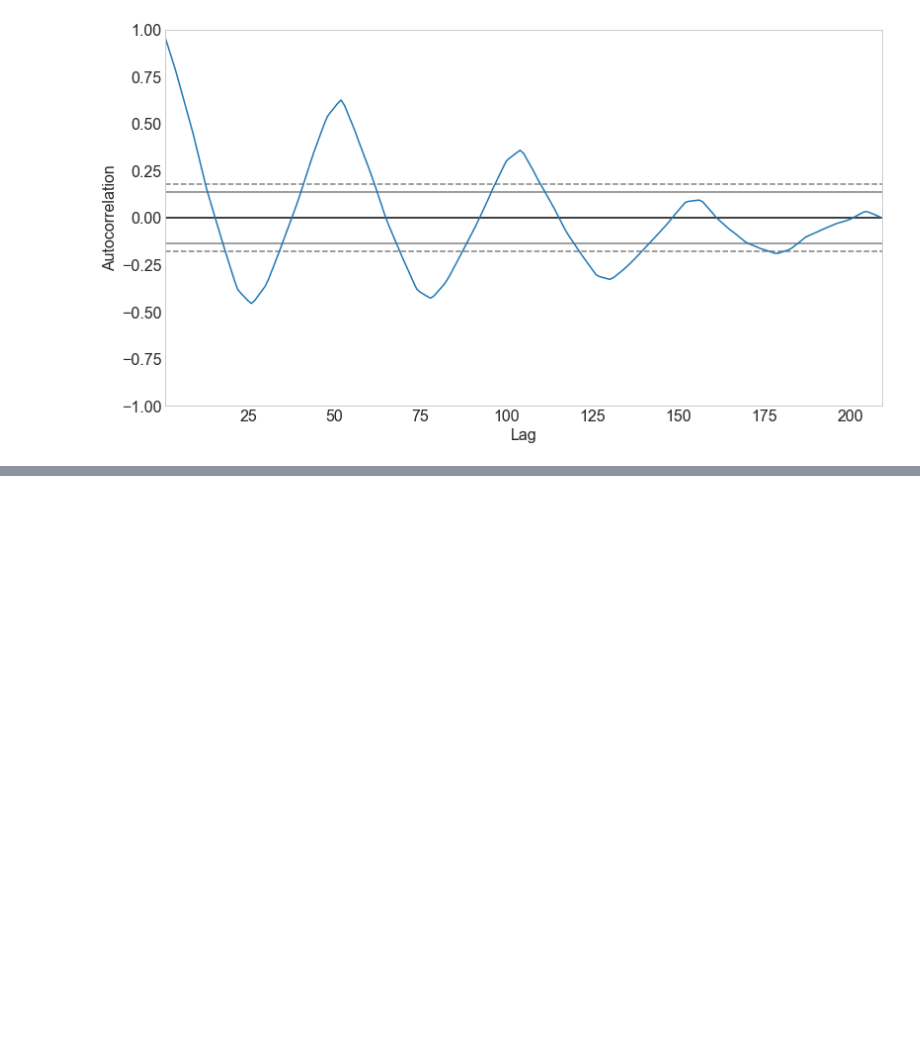
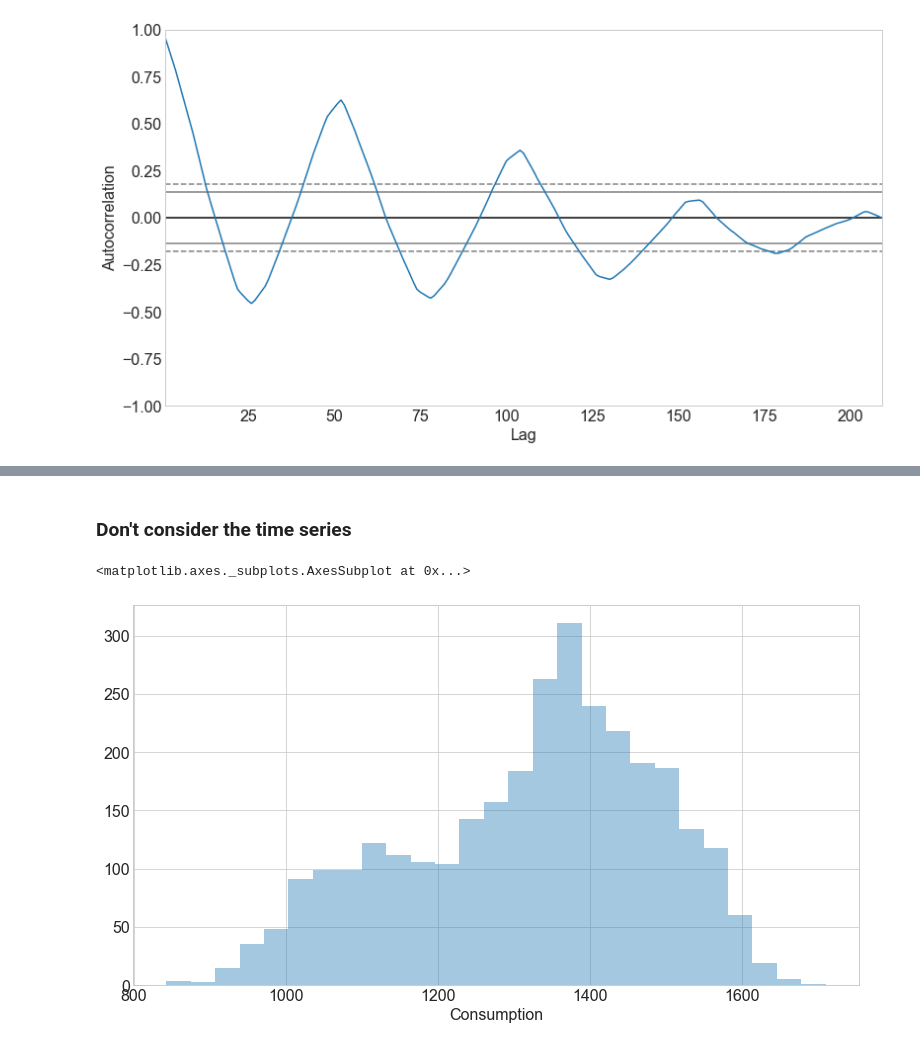
Before and after one commit to Yongliang-Shi/time-series-exercises, a Jupyter notebook: explore.ipynb, the cells around one changed output, grey strips where cells are left out. Cells and saved outputs as stored; diff of their text form; code cells hidden in the pictures; blank space fills up the shorter version.

```diff
--- a/explore.ipynb
+++ b/explore.ipynb
@@ -272,0 +351,5 @@ pd.plotting.autocorrelation_plot(train.sales_total.resample('W').mean())
+# %%
+# Store target in a variable named y for ease of access
+
+y = train.Consumption
+y.head()
@@ -272,0 +364,8 @@ pd.plotting.autocorrelation_plot(train.sales_total.resample('W').mean())
+# %% [markdown]
+### Don't consider the time series
+# %%
+# Plot the distribution target y
+sns.distplot(y, kde=False)
+# %% [output]
+<matplotlib.axes._subplots.AxesSubplot at 0x...>
+[figure, added]
```
Also changed, not shown: parts of 23 cells of this notebook.
